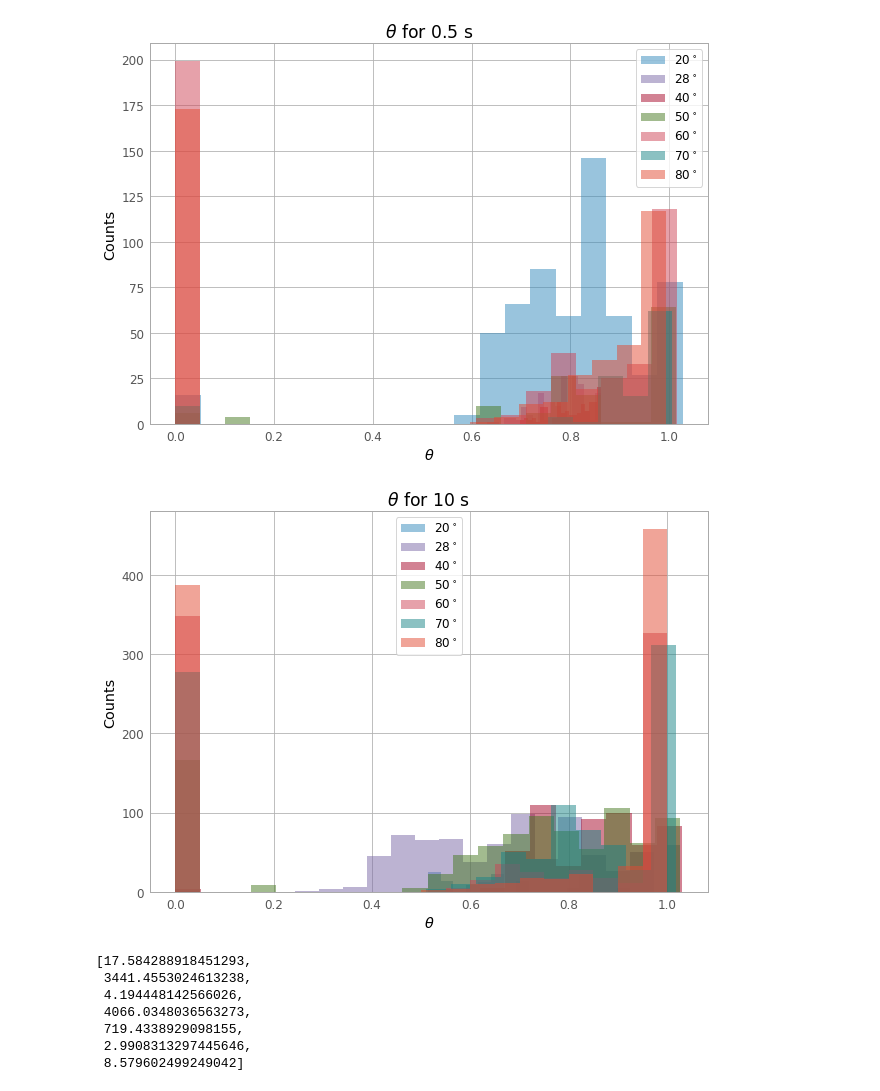
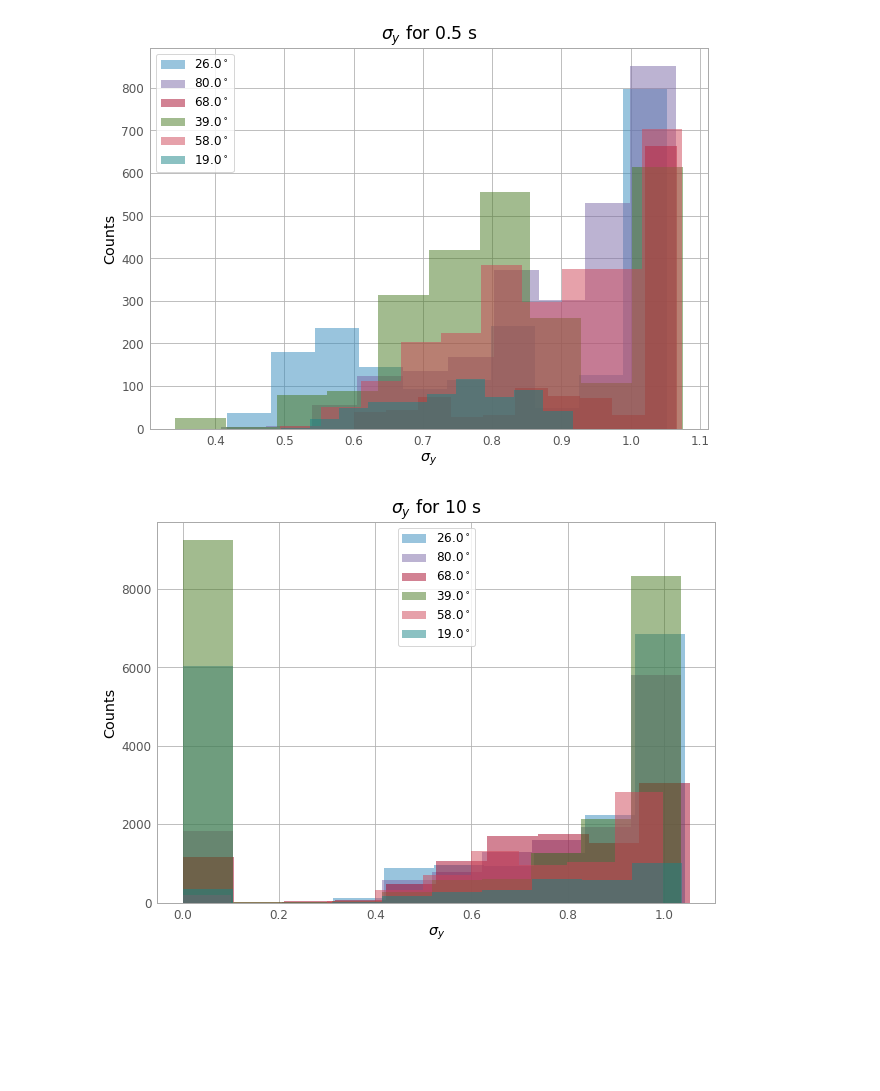
Before and after one commit to SSAEPFL/PSF, a Jupyter notebook: average-PSF-angle.ipynb, the cells around one changed output. Saved outputs shown, nothing was run; the diff lists cells and outputs as text; code cells hidden in the pictures; blank space fills up the shorter version.

```diff
--- a/average-PSF-angle.ipynb
+++ b/average-PSF-angle.ipynb
@@ -172,23 +175,24 @@ plt.show()
 # %%
 # sigma = sqrt(sigma_x^2 + sigma_y^2)
+angles_05 = []
 mean_05 = []
 std_05 = []
-for f in tqdm([f for f in folder_names if '0.5s' in f], desc='fodlers'):
-    filename = '../data/' + f + '_'
+for f in tqdm([f for f in files if '0.5s' in f], desc='fodlers'):
+    filename = data + f + '_'
     sigma_y = np.array(np.load(filename+'sigma_y.npy', allow_pickle=True))
     sigma_x = np.array(np.load(filename+'sigma_x.npy', allow_pickle=True))
     sigma_x = [x for x in sigma_x if x > 0 and x < 20]
     sigma_y = [x for x in sigma_y if x > 0 and x < 20]
     sigma = np.sqrt(np.mean(sigma_x)**2+np.mean(sigma_y)**2)
     mean_05.append(sigma)
-    print(np.mean(sigma_x))
     std_05.append(sigma * (np.std(sigma_x)/np.mean(sigma_x) + np.std(sigma_y)/np.mean(sigma_y)))
+    angles_05.append(float(f.split('deg')[0]))
 
-
+angles_10 = []
 mean_10 = []
 std_10 = []
-for f in tqdm([f for f in folder_names if '10s' in f], desc='fodlers'):
-    filename = '../data/' + f + '_'
+for f in tqdm([f for f in files if '10s' in f], desc='fodlers'):
+    filename = data + f + '_'
     sigma_y = np.array(np.load(filename+'sigma_y.npy', allow_pickle=True))
     sigma_x = np.array(np.load(filename+'sigma_x.npy', allow_pickle=True))
     sigma_x = [x for x in sigma_x if x >0 and x < 20]
@@ -196,12 +200,13 @@ for f in tqdm([f for f in folder_names if '10s' in f], desc='fodlers'):
     sigma = np.sqrt(np.mean(sigma_x)**2+np.mean(sigma_y)**2)
     mean_10.append(sigma)
     std_10.append(sigma * (np.std(sigma_x)/np.mean(sigma_x) + np.std(sigma_y)/np.mean(sigma_y)))
+    angles_10.append(float(f.split('deg')[0]))
 
 
 # the mean, median and std deviation for sigma for all angles
-plt.figure(figsize=(7, 7))
-plt.errorbar(angles_05, mean_05, fmt='-x', label=r'$0.5$ s', yerr=std_05)
-plt.errorbar(angles_10, mean_10, fmt='-+', label=r'$10$ s', yerr=std_10)
+plt.figure(figsize=(7, 7), dpi=300)
+plt.errorbar(angles_05, mean_05, fmt='x', label=r'$0.5$ s', yerr=std_05)
+plt.errorbar(angles_10, mean_10, fmt='+', label=r'$10$ s', yerr=std_10)
 plt.xlabel('angle [deg]')
 plt.ylabel(r'mean $\sigma$')
 plt.legend()
@@ -221,57 +219,52 @@ import matplotlib.pyplot as plt
 import numpy as np
 
 # for 0.5 second
+angles_05 = []
 mean_05 = []
 med_05 = []
 std_05 = []
 plt.figure(figsize=(10, 7))
-plt.title(r'$\theta$ for $0.5$ s')
-for angle in angles_05:
-    filename = 'data/' + str(angle) + 'deg0.5s_theta.npy'
+plt.title(r'$\sigma_y$ for $0.5$ s')
+for f in tqdm([f for f in files if '0.5s' in f], desc='fodlers'):
+    filename = data + f + '_theta.npy'
     theta = np.array(np.load(filename, allow_pickle=True))
+    theta = [x for x in theta if x > 0 and x < 20]
     mean_05.append(np.mean(theta))
     med_05.append(np.median(theta))
     std_05.append(np.std(theta))
-    plt.hist(theta, bins=20, alpha=0.5)
+    angles_05.append(float(f.split('deg')[0]))
+    plt.hist(theta, bins=10, alpha=0.5)
 
-plt.xlabel(r'$\theta$')
+plt.xlabel(r'$\sigma_y$')
 plt.ylabel('Counts')
 leg = [str(angle) + r'$^\circ$' for angle in angles_05]
 plt.legend(leg)
 plt.show()
 
 # for 10 seconds
+angles_10 = []
 mean_10 = []
 med_10 = []
 std_10 = []
 plt.figure(figsize=(10, 7))
-plt.title(r'$\theta$ for $10$ s')
-for angle in angles_10:
-    filename = 'data/' + str(angle) + 'deg10s_theta.npy'
+plt.title(r'$\sigma_y$ for $10$ s')
+for f in tqdm([f for f in files if '10s' in f], desc='fodlers'):
+    filename = data + f + '_theta.npy'
     theta = np.array(np.load(filename, allow_pickle=True))
     mean_10.append(np.mean(theta))
     med_10.append(np.median(theta))
     std_10.append(np.std(theta))
-    plt.hist(theta, bins=20, alpha=0.5)
+    angles_10.append(float(f.split('deg')[0]))
+    plt.hist(theta, bins=10, alpha=0.5)
 
-plt.xlabel(r'$\theta$')
+plt.xlabel(r'$\sigma_y$')
 plt.ylabel('Counts')
 leg = [str(angle) + r'$^\circ$' for angle in angles_05]
 plt.legend(leg)
 plt.show()
 # %% [output]
-[figure, old version]
+[figure, new version]
-[figure, old version]
+[figure, new version]
-# %%
-mean_05
-# %% [output]
-[17.584288918451293,
- 3441.4553024613238,
- 4.194448142566026,
- 4066.0348036563273,
- 719.4338929098155,
- 2.9908313297445646,
- 8.579602499249042]
 # %%
 # the mean, median and std deviation for sigma_x for all angles
 plt.figure(figsize=(7, 7))
```
Also changed, not shown: parts of 9 cells of this notebook, 1 other file.
